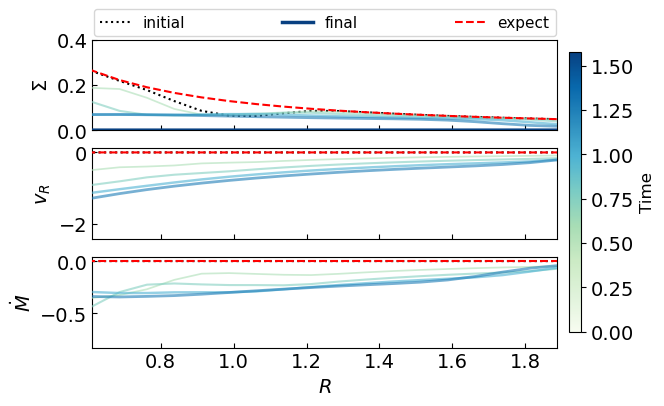
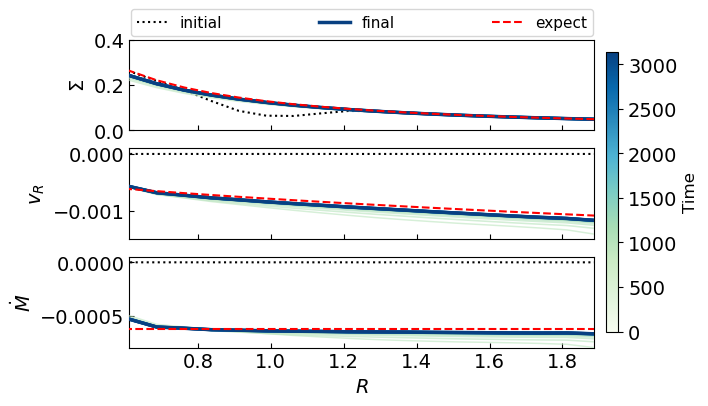
The notebook cell's code change between the first figure and the second:
--- before
+++ after
@@ -1,5 +1,5 @@
 ## Plot density, v_r, and Mdot
 
-snapshot_plot = snapshot_list[0:6:1]
+snapshot_plot = snapshot_list[0:101:5]
 
 norm   = mcolors.PowerNorm(gamma=1.5, vmin=0, vmax=len(snapshot_plot)-1)
@@ -85,9 +85,8 @@
 axs[-1].set_xlim(rad_app[[3,-4]])
 
+# limits used in disk-sph plots
 axs[0].set_ylim(0, .4)
-
-# limits used in disk-sph plots
-#axs[1].set_ylim(-1.5e-3, 1e-4)
-#axs[2].set_ylim(-8e-4, 5e-5)
+axs[1].set_ylim(-1.5e-3, 1e-4)
+axs[2].set_ylim(-8e-4, 5e-5)
 
 axs[0].legend(
@@ -104,5 +103,5 @@
     ax.tick_params(which='both',direction='in')
 
-save_fig = False
+save_fig = True
 if save_fig:
     plt.savefig("Figs/snapshots.png", bbox_inches='tight')

Commit: fixed tilting procedure; i=0 with spherical ICs works